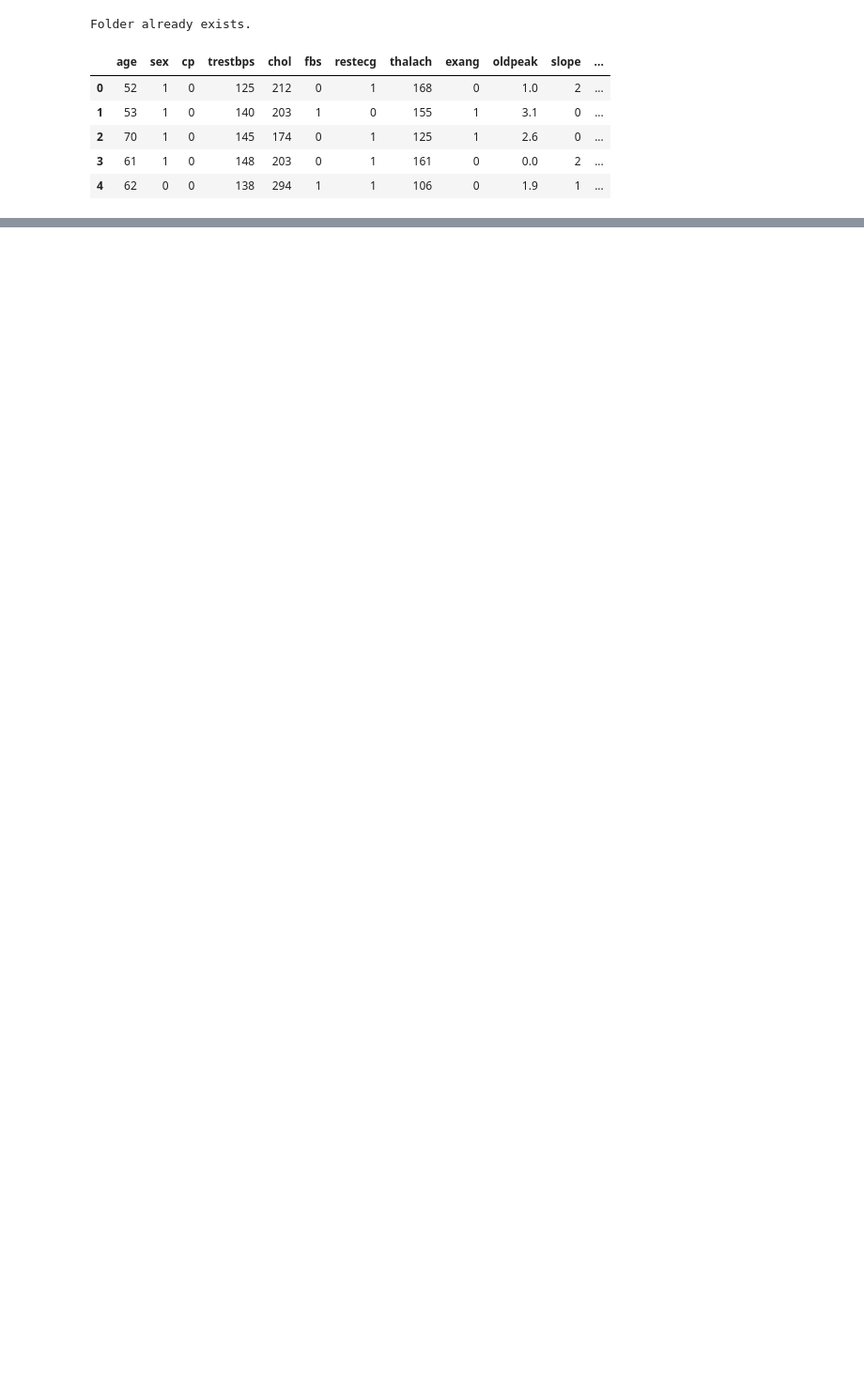
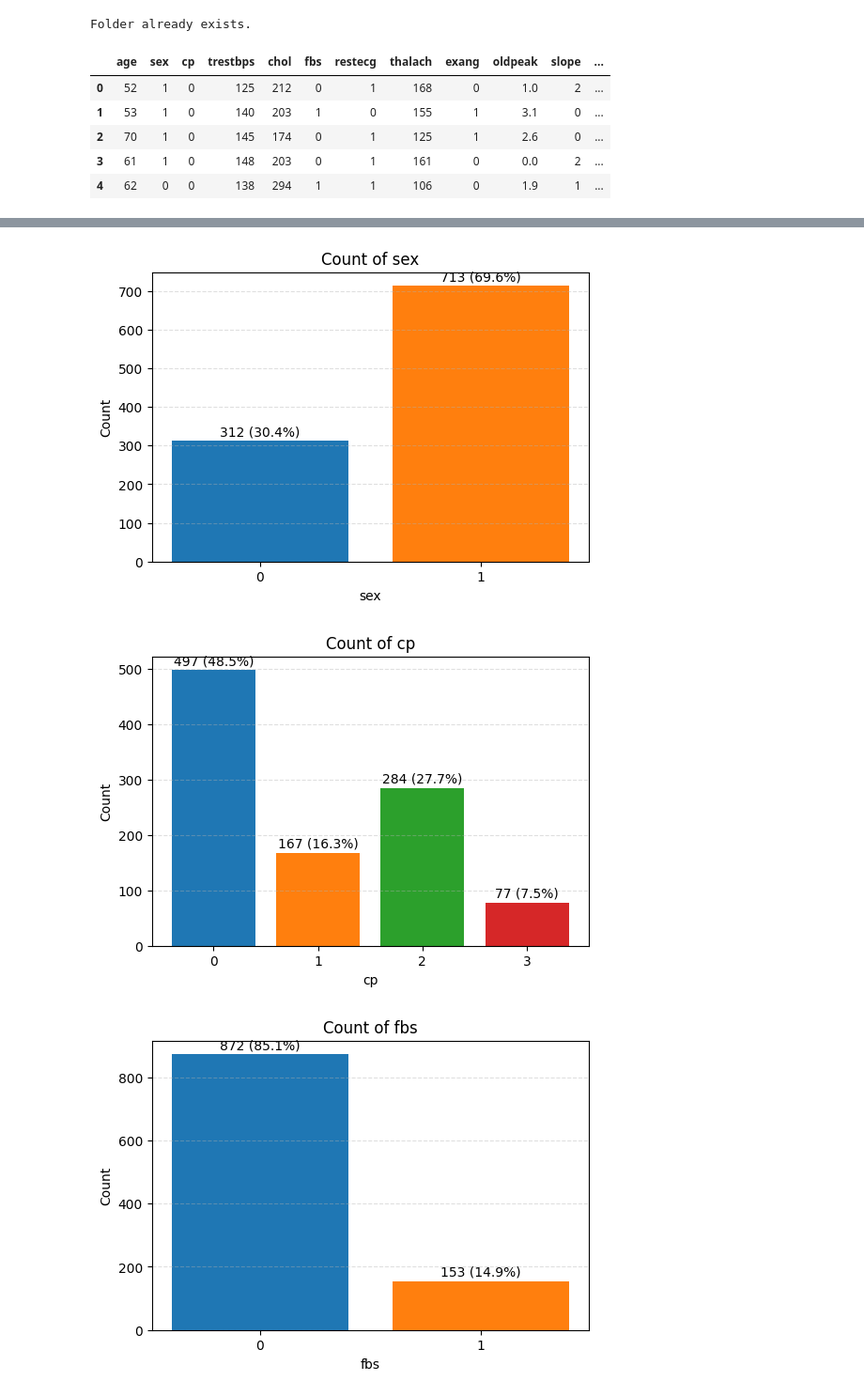
Before and after one commit to TheBobu/AI-Programming-Project-2025, a Jupyter notebook: notebooks/dataset_exploration/heart_disease.ipynb, the cells around one changed output, grey strips where cells are left out. Shown at 94% size. Drawn from its saved outputs; the diff is of its cells as text; code cells hidden in the pictures; blank space fills up the shorter version.

```diff
--- a/notebooks/dataset_exploration/heart_disease.ipynb
+++ b/notebooks/dataset_exploration/heart_disease.ipynb
@@ -29,0 +98,27 @@ df.head()
+# %%
+if categorical_cols:
+    for col in categorical_cols:
+        counts = df[col].value_counts().sort_index()
+        labels = [str(x) for x in counts.index]
+        plt.figure(figsize=(6, 4))
+        cmap = plt.get_cmap('tab10')
+        colors = [cmap(i % 10) for i in range(len(labels))]
+
+        bars = plt.bar(labels, counts.values, color=colors)
+        plt.title(f'Count of {col}')
+        plt.xlabel(col)
+        plt.ylabel('Count')
+        plt.grid(axis='y', linestyle='--', alpha=0.4)
+
+        total = counts.values.sum()
+        for bar, val in zip(bars, counts.values):
+            pct = val / total * 100
+            plt.text(bar.get_x() + bar.get_width() / 2,
+                        val + max(counts.values) * 0.01,
+                        f"{int(val)} ({pct:.1f}%)",
+                        ha='center', va='bottom')
+        plt.show()
+# %% [output]
+[figure, added]
+[figure, added]
+[figure, added]
```
Also changed, not shown: parts of 10 cells of this notebook, 1 other file.
